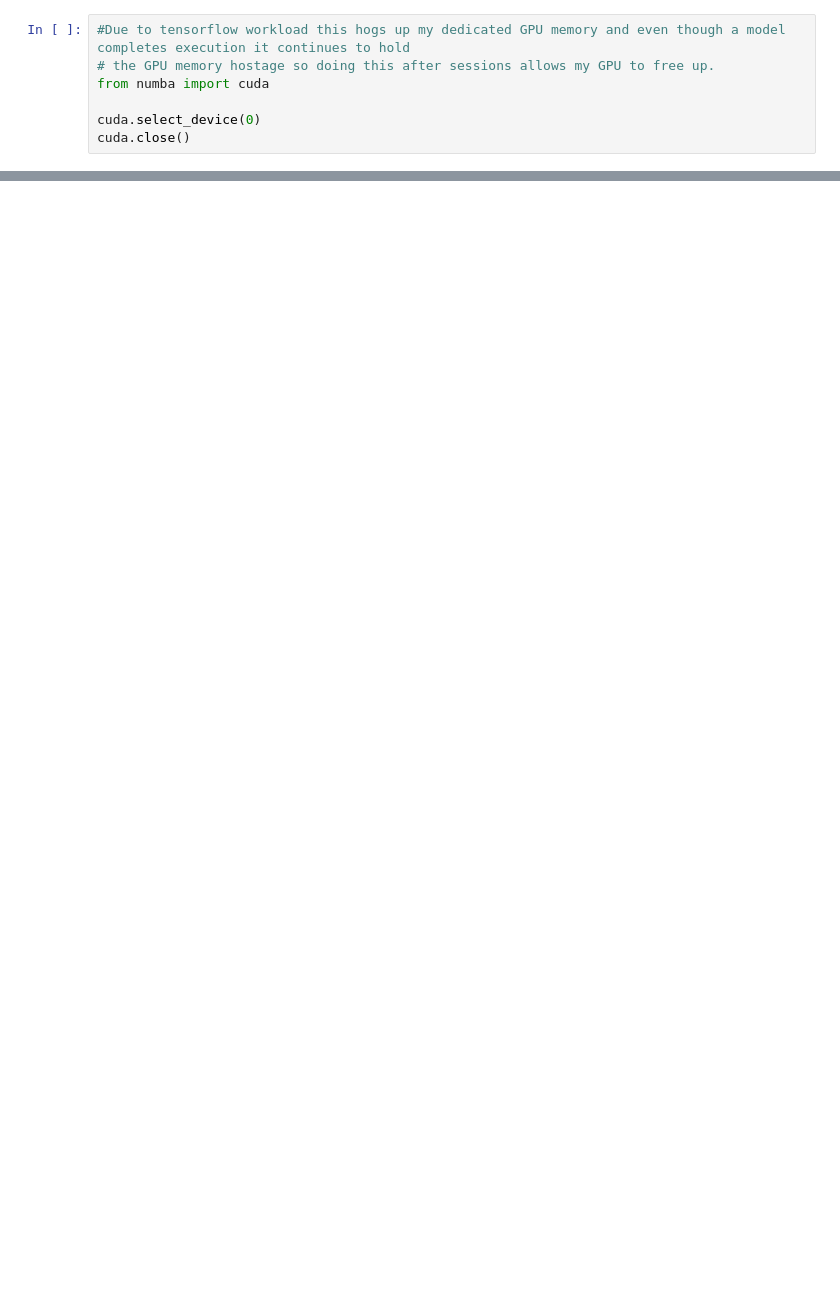
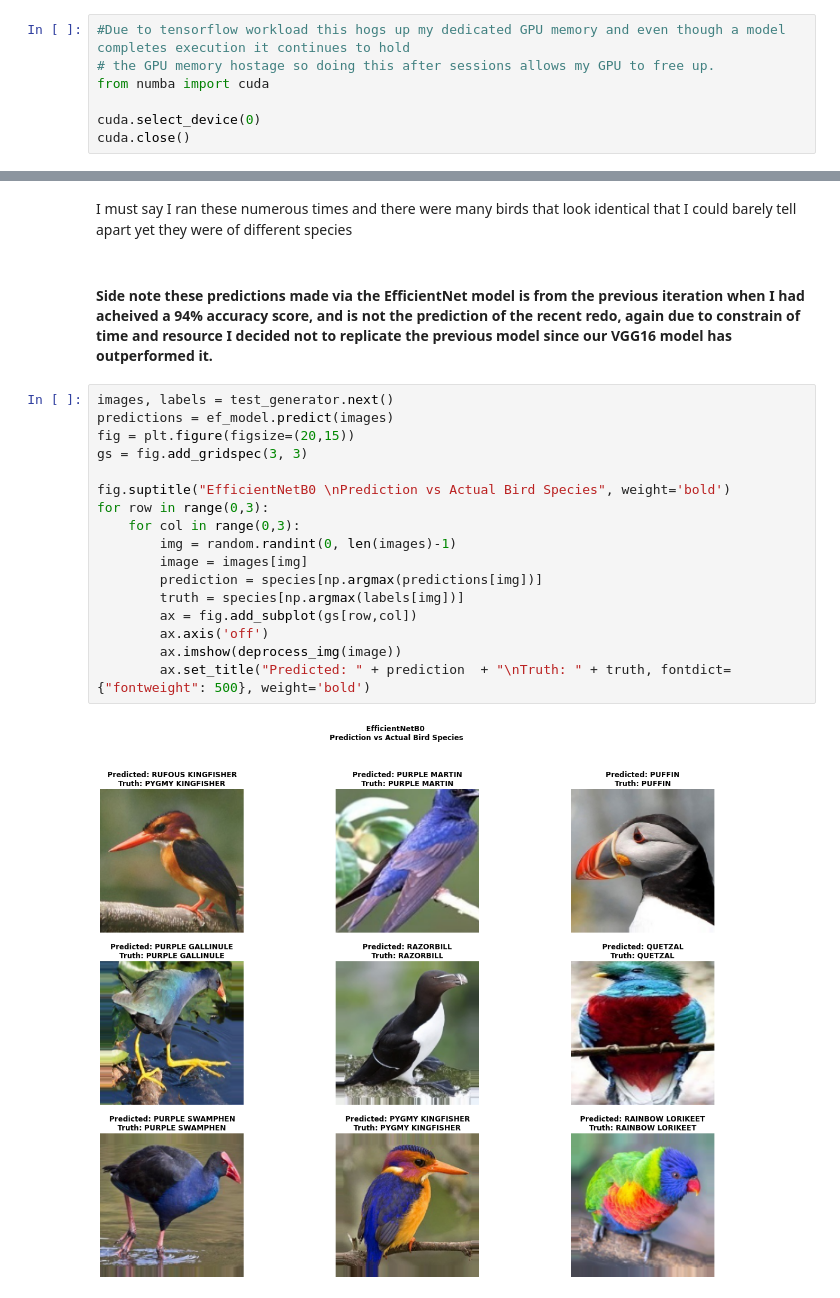
Before and after one commit to izinex/Springboard-Data-Science, a Jupyter notebook: Capstone 3/Notebooks/Untitled.ipynb, the cells around one changed output, grey strips where cells are left out. Cells and saved outputs as stored; diff of their text form; blank space fills up the shorter version.

```diff
--- a/Capstone 3/Notebooks/Untitled.ipynb
+++ b/Capstone 3/Notebooks/Untitled.ipynb
@@ -611,0 +758,23 @@ cuda.close()
+# %% [markdown]
+I must say I ran these numerous times and there were many birds that look identical that I could barely tell apart yet they were of different species
+# %% [markdown]
+#### Side note these predictions made via the EfficientNet model is from the previous iteration when I had acheived a 94% accuracy score, and is not the prediction of the recent redo, again due to constrain of time and resource I decided not to replicate the previous model since our VGG16 model has outperformed it.
+# %%
+images, labels = test_generator.next()
+predictions = ef_model.predict(images)
+fig = plt.figure(figsize=(20,15))
+gs = fig.add_gridspec(3, 3)
+
+fig.suptitle("EfficientNetB0 \nPrediction vs Actual Bird Species", weight='bold')
+for row in range(0,3):
+    for col in range(0,3):
+        img = random.randint(0, len(images)-1)
+        image = images[img]
+        prediction = species[np.argmax(predictions[img])]
+        truth = species[np.argmax(labels[img])]
+        ax = fig.add_subplot(gs[row,col])
+        ax.axis('off')
+        ax.imshow(deprocess_img(image))
+        ax.set_title("Predicted: " + prediction  + "\nTruth: " + truth, fontdict={"fontweight": 500}, weight='bold')
+# %% [output]
+[figure, added]
```
Also changed, not shown: parts of 61 cells of this notebook.
